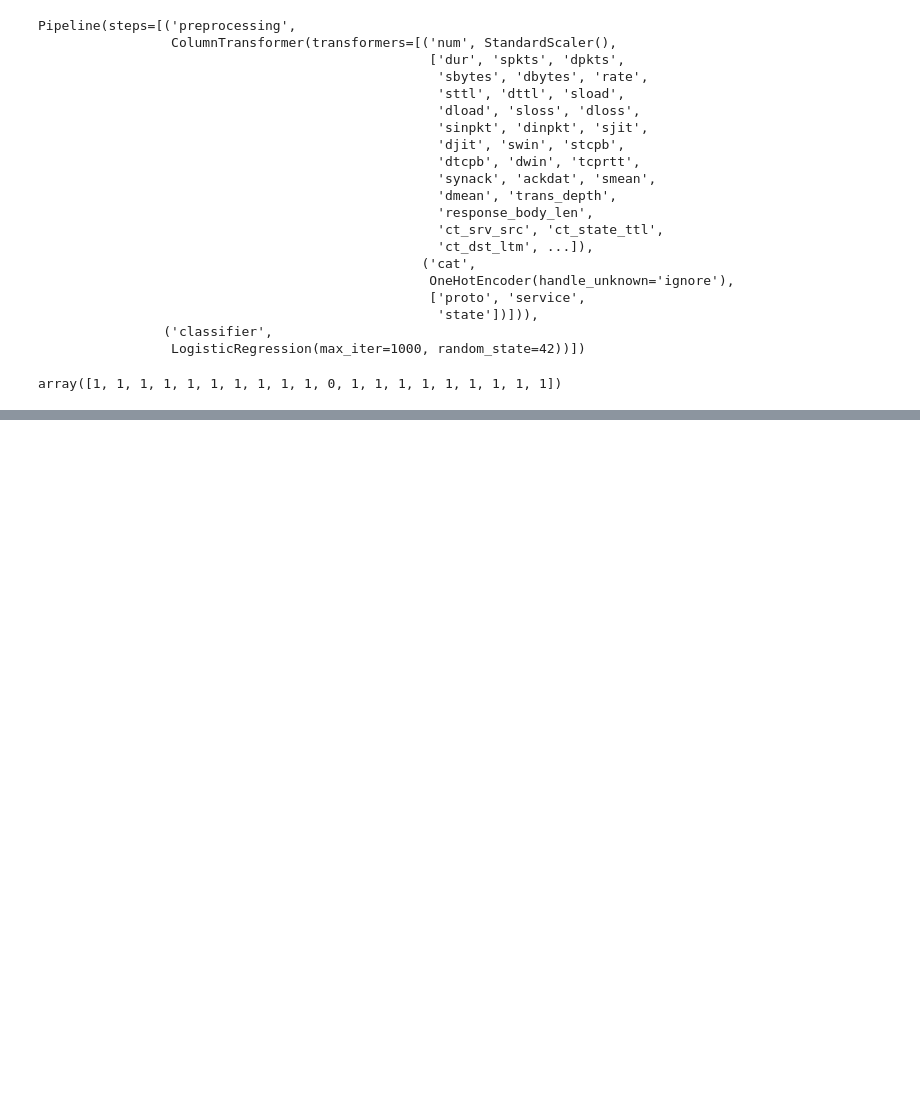
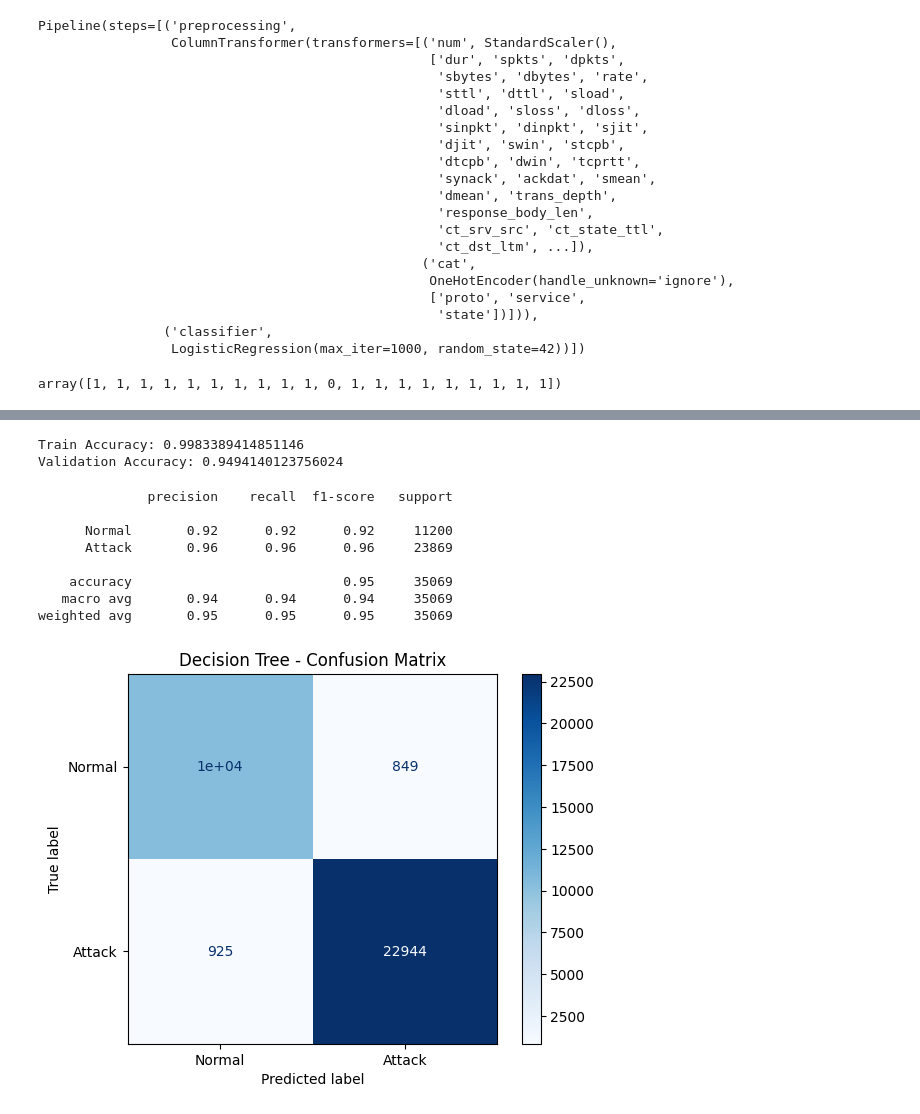
Before and after one commit to Ch3ddarr/dsb_capstone, a Jupyter notebook: 01_EDA.ipynb, the cells around one changed output, grey strips where cells are left out. Saved outputs shown, nothing was run; the diff lists cells and outputs as text; code cells hidden in the pictures; blank space fills up the shorter version.

```diff
--- a/01_EDA.ipynb
+++ b/01_EDA.ipynb
@@ -389,0 +457,15 @@ accuracy_score(y_test, y_pred_lr)
+# %%
+preprocessor = preprocessing
+# %%
+from sklearn.tree import DecisionTreeClassifier
+from sklearn.pipeline import Pipeline
+# Making the decision tree pipeline just like in the previous example for
+# logistic regression
+dt_pipeline = Pipeline([
+    ('preprocessing', preprocessor),
+    ('classifier', DecisionTreeClassifier(
+        random_state=42
+    ))
+])
+
+dt_pipeline.fit(X_train, y_train)
@@ -389,0 +492,38 @@ accuracy_score(y_test, y_pred_lr)
+# %%
+# Checking the accuracy. Not bad!
+print(f"Train Accuracy: {dt_pipeline.score(X_train, y_train)}")
+print(f"Validation Accuracy: {dt_pipeline.score(X_val, y_val)}")
+# %% [output]
+Train Accuracy: 0.9983389414851146
+Validation Accuracy: 0.9494140123756024
+# %%
+y_pred_dt = dt_pipeline.predict(X_val)
+# %%
+# From this I see, even though decision tree is the better algorithm, it had
+# more false negatives, which is very bad for this kind of model that I'm
+# trying to build. But, on the other hand it generated less false positives.
+print(classification_report(
+    y_val,
+    y_pred_dt,
+    target_names=['Normal', 'Attack']
+))
+
+ConfusionMatrixDisplay.from_predictions(
+    y_val,
+    y_pred_dt,
+    display_labels=['Normal','Attack'],
+    cmap='Blues'
+)
+
+plt.title("Decision Tree - Confusion Matrix")
+plt.show()
+# %% [output]
+              precision    recall  f1-score   support
+
+      Normal       0.92      0.92      0.92     11200
+      Attack       0.96      0.96      0.96     23869
+
+    accuracy                           0.95     35069
+   macro avg       0.94      0.94      0.94     35069
+weighted avg       0.95      0.95      0.95     35069
+[figure, added]
```
Also changed, not shown: parts of 48 cells of this notebook.
